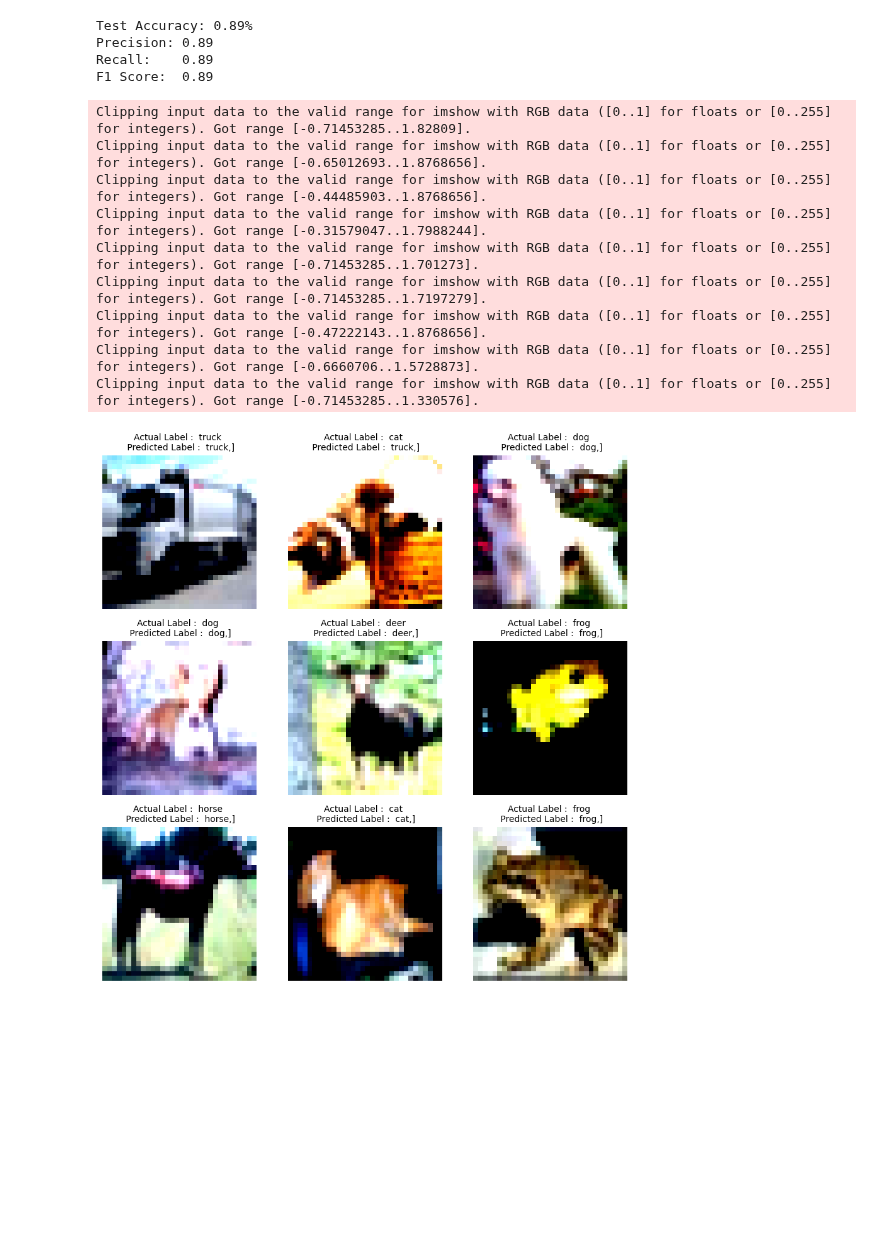
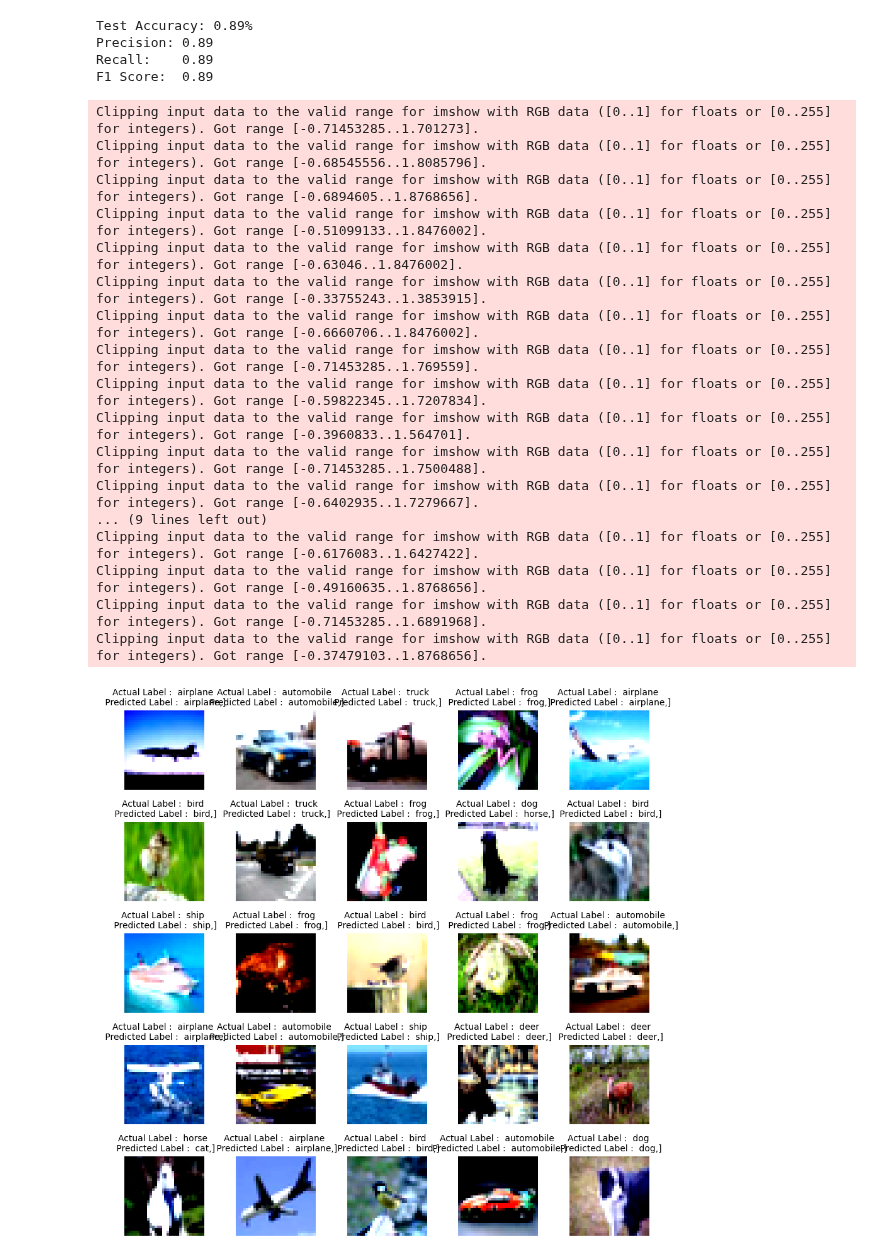
Before and after one commit to nishitmv/ML, a Jupyter notebook: ConvVisionTransformer-CIFAR10-LION.ipynb, the cells around one changed output. Cells and saved outputs as stored; diff of their text form; code cells hidden in the pictures; blank space fills up the shorter version.

```diff
--- a/ConvVisionTransformer-CIFAR10-LION.ipynb
+++ b/ConvVisionTransformer-CIFAR10-LION.ipynb
@@ -579,37 +580,45 @@ Precision: 0.89
 Recall:    0.89
 F1 Score:  0.89
 # %%
-grid_size = 3
+grid_size = 5
 fig, axes = plt.subplots(grid_size, grid_size, figsize = (9, 9))
 classes = test_dataset.classes
 model = torch.load('ConvVisionTransformer_12Layers_Cifar10_LION-With-Warmup-40epochs.pth', weights_only=False)
 
 model.eval()
 
 for i in range(grid_size):
     for j in range(grid_size):
         index = random.randint(0, len(test_dataset) -1)
         img , correct_label = test_dataset[index]
         input_tensor = img.unsqueeze(dim=0).to(device)
         with torch.inference_mode():
             output = model(input_tensor)
             _, predicted = torch.max(output.data,1)
         img = img / 2 + 0.5 # denormalizing images to plot
         nump_img = img.to("cpu")
         axes[i, j].imshow(np.transpose(nump_img, (1,2,0)))
         correct_match = classes[correct_label] == classes[predicted.item()]
         axes[i, j].set_title(f"Actual Label :  {classes[correct_label]} \n Predicted Label :  {classes[predicted.item()]},]" , fontsize = 10)
         axes[i, j].axis("off")
 plt.tight_layout()
 plt.show()
 # %% [output]
-Clipping input data to the valid range for imshow with RGB data ([0..1] for floats or [0..255] for integers). Got range [-0.71453285..1.82809].
-Clipping input data to the valid range for imshow with RGB data ([0..1] for floats or [0..255] for integers). Got range [-0.65012693..1.8768656].
-Clipping input data to the valid range for imshow with RGB data ([0..1] for floats or [0..255] for integers). Got range [-0.44485903..1.8768656].
-Clipping input data to the valid range for imshow with RGB data ([0..1] for floats or [0..255] for integers). Got range [-0.31579047..1.7988244].
 Clipping input data to the valid range for imshow with RGB data ([0..1] for floats or [0..255] for integers). Got range [-0.71453285..1.701273].
-Clipping input data to the valid range for imshow with RGB data ([0..1] for floats or [0..255] for integers). Got range [-0.71453285..1.7197279].
-Clipping input data to the valid range for imshow with RGB data ([0..1] for floats or [0..255] for integers). Got range [-0.47222143..1.8768656].
-Clipping input data to the valid range for imshow with RGB data ([0..1] for floats or [0..255] for integers). Got range [-0.6660706..1.5728873].
-Clipping input data to the valid range for imshow with RGB data ([0..1] for floats or [0..255] for integers). Got range [-0.71453285..1.330576].
+Clipping input data to the valid range for imshow with RGB data ([0..1] for floats or [0..255] for integers). Got range [-0.68545556..1.8085796].
+Clipping input data to the valid range for imshow with RGB data ([0..1] for floats or [0..255] for integers). Got range [-0.6894605..1.8768656].
+Clipping input data to the valid range for imshow with RGB data ([0..1] for floats or [0..255] for integers). Got range [-0.51099133..1.8476002].
+Clipping input data to the valid range for imshow with RGB data ([0..1] for floats or [0..255] for integers). Got range [-0.63046..1.8476002].
+Clipping input data to the valid range for imshow with RGB data ([0..1] for floats or [0..255] for integers). Got range [-0.33755243..1.3853915].
+Clipping input data to the valid range for imshow with RGB data ([0..1] for floats or [0..255] for integers). Got range [-0.6660706..1.8476002].
+Clipping input data to the valid range for imshow with RGB data ([0..1] for floats or [0..255] for integers). Got range [-0.71453285..1.769559].
+Clipping input data to the valid range for imshow with RGB data ([0..1] for floats or [0..255] for integers). Got range [-0.59822345..1.7207834].
+Clipping input data to the valid range for imshow with RGB data ([0..1] for floats or [0..255] for integers). Got range [-0.3960833..1.564701].
+Clipping input data to the valid range for imshow with RGB data ([0..1] for floats or [0..255] for integers). Got range [-0.71453285..1.7500488].
+Clipping input data to the valid range for imshow with RGB data ([0..1] for floats or [0..255] for integers). Got range [-0.6402935..1.7279667].
+... (9 lines left out)
+Clipping input data to the valid range for imshow with RGB data ([0..1] for floats or [0..255] for integers). Got range [-0.6176083..1.6427422].
+Clipping input data to the valid range for imshow with RGB data ([0..1] for floats or [0..255] for integers). Got range [-0.49160635..1.8768656].
+Clipping input data to the valid range for imshow with RGB data ([0..1] for floats or [0..255] for integers). Got range [-0.71453285..1.6891968].
+Clipping input data to the valid range for imshow with RGB data ([0..1] for floats or [0..255] for integers). Got range [-0.37479103..1.8768656].
-[figure, old version]
+[figure, new version]
```
Also changed, not shown: parts of 3 cells of this notebook.
